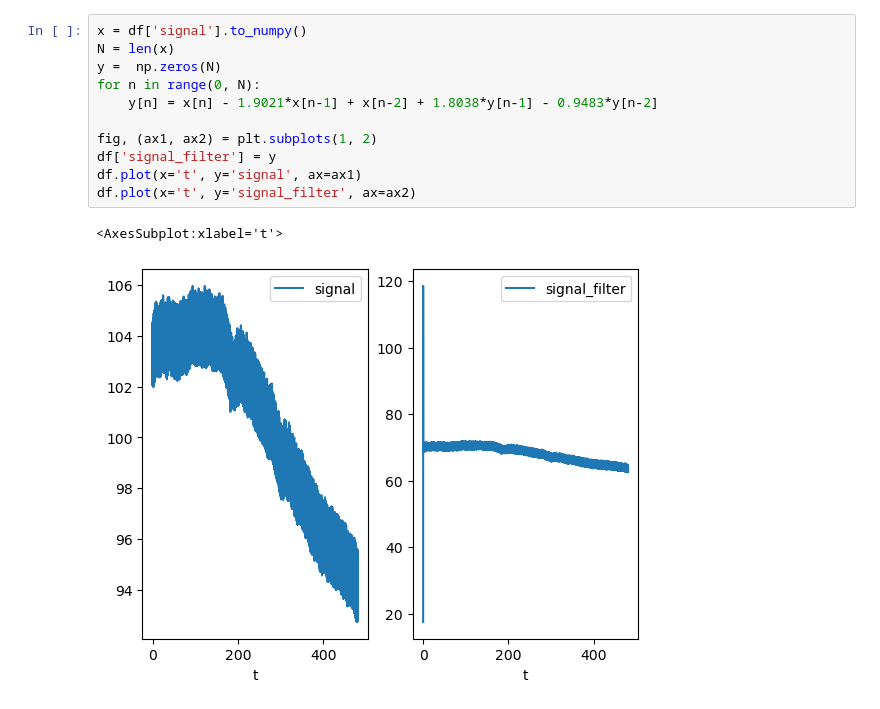
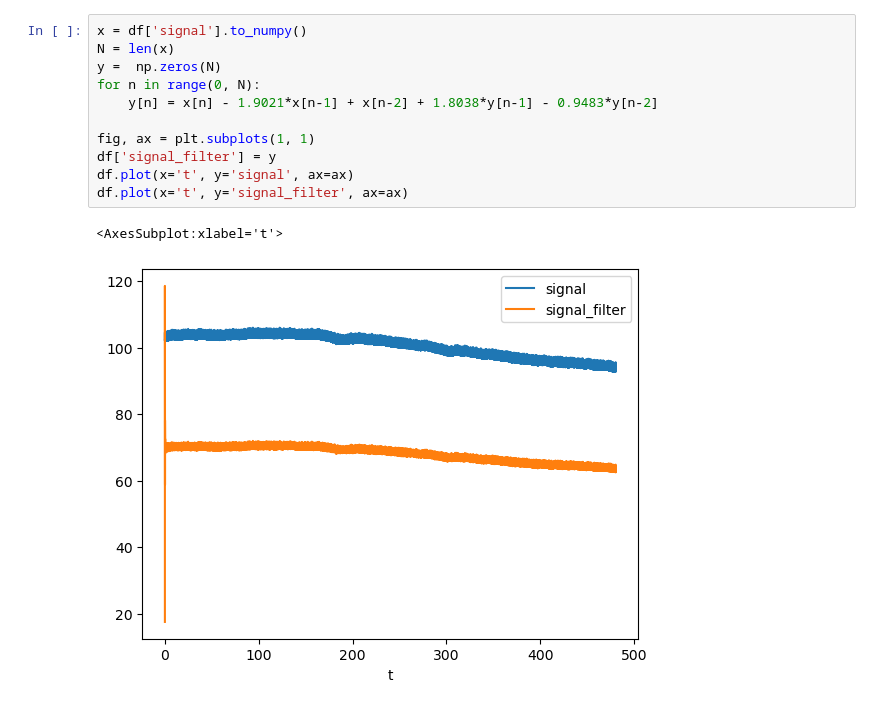
Before and after one commit to derick-amontagna/master-degree-ufsc-electrical-engineering, a Jupyter notebook: PSB/T1/ex04.ipynb, the cells around one changed output. Cells and saved outputs as stored; diff of their text form.

```diff
--- a/PSB/T1/ex04.ipynb
+++ b/PSB/T1/ex04.ipynb
@@ -12,14 +21,14 @@ df.plot(x='t', y='signal')
 # %%
 x = df['signal'].to_numpy()
 N = len(x)
 y =  np.zeros(N)
 for n in range(0, N):
     y[n] = x[n] - 1.9021*x[n-1] + x[n-2] + 1.8038*y[n-1] - 0.9483*y[n-2]
 
-fig, (ax1, ax2) = plt.subplots(1, 2)
+fig, ax = plt.subplots(1, 1)
 df['signal_filter'] = y
-df.plot(x='t', y='signal', ax=ax1)
-df.plot(x='t', y='signal_filter', ax=ax2)
+df.plot(x='t', y='signal', ax=ax)
+df.plot(x='t', y='signal_filter', ax=ax)
 # %% [output]
 <AxesSubplot:xlabel='t'>
-[figure, old version]
+[figure, new version]
```
Also changed, not shown: parts of 3 cells of this notebook, 1 other file.
